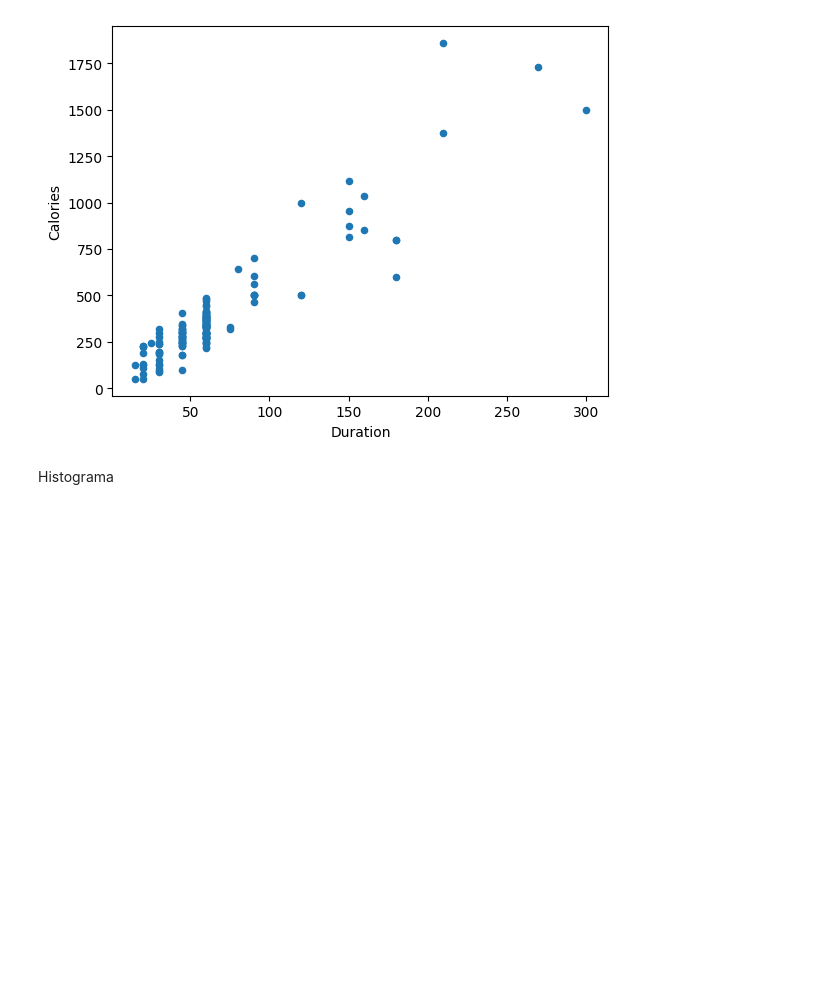
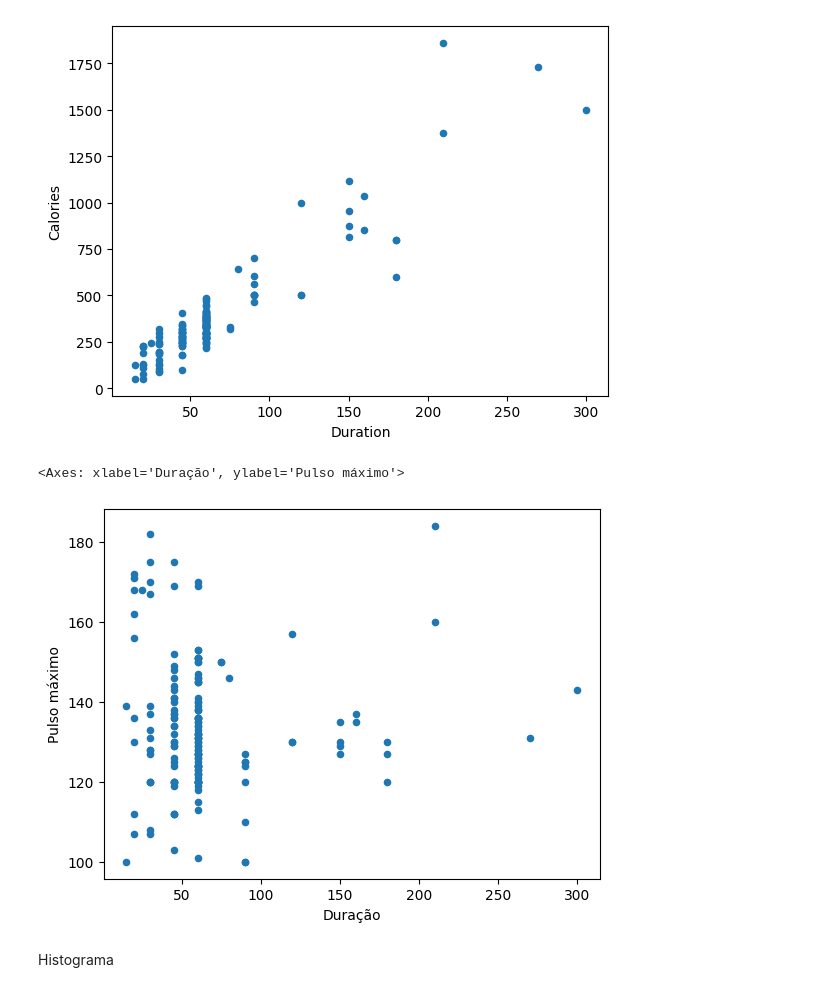
Before and after one commit to ramonparaiba/machine-learning-classes, a Jupyter notebook: Extra_004_Pandas_Correlacoes_e_Plotagens.ipynb, the cells around one changed output. Cells and saved outputs as stored; diff of their text form; code cells hidden in the pictures; blank space fills up the shorter version.

```diff
--- a/Extra_004_Pandas_Correlacoes_e_Plotagens.ipynb
+++ b/Extra_004_Pandas_Correlacoes_e_Plotagens.ipynb
@@ -45,7 +45,10 @@ df.plot.scatter(x = 'Duration', y= 'Calories') #A boa correlação entre eles ap
 <Axes: xlabel='Duration', ylabel='Calories'>
 [figure]
 # %%
-df.plot.scatter(x = 'Duration', y= 'Maxpulse') #A correlação ruim entre eles aparece no gráfico
+df.plot.scatter(x = 'Duration', y= 'Maxpulse', xlabel ='Duração', ylabel = 'Pulso máximo') #A correlação ruim entre eles aparece no gráfico
+# %% [output]
+<Axes: xlabel='Duração', ylabel='Pulso máximo'>
+[figure, added]
 # %% [markdown]
 Histograma
 # %%
```
Also changed, not shown: parts of 1 cell of this notebook.
